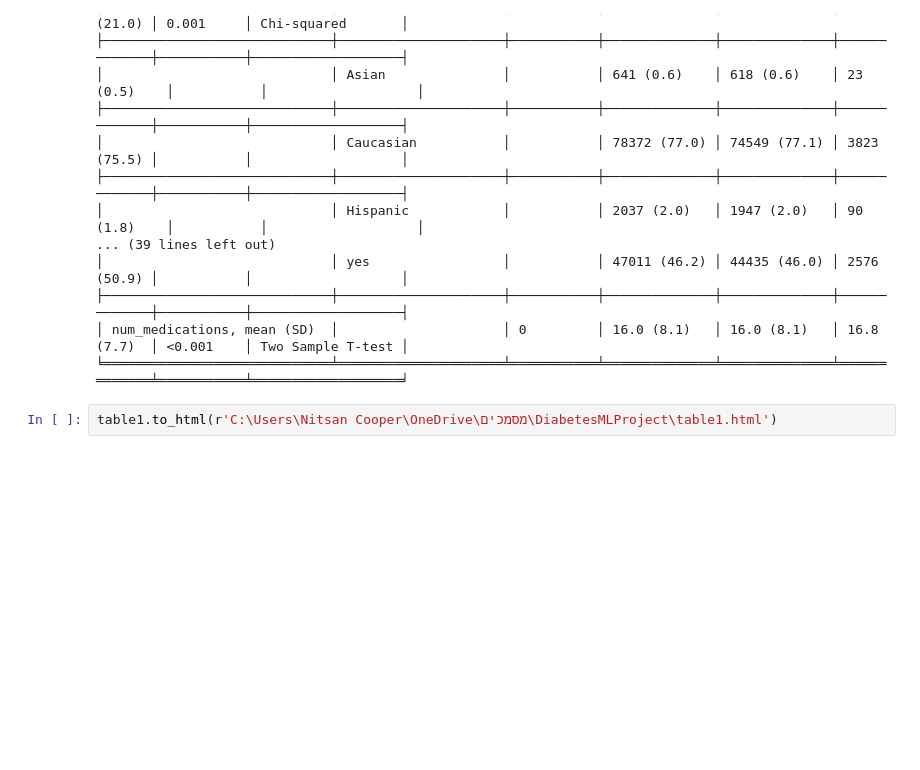
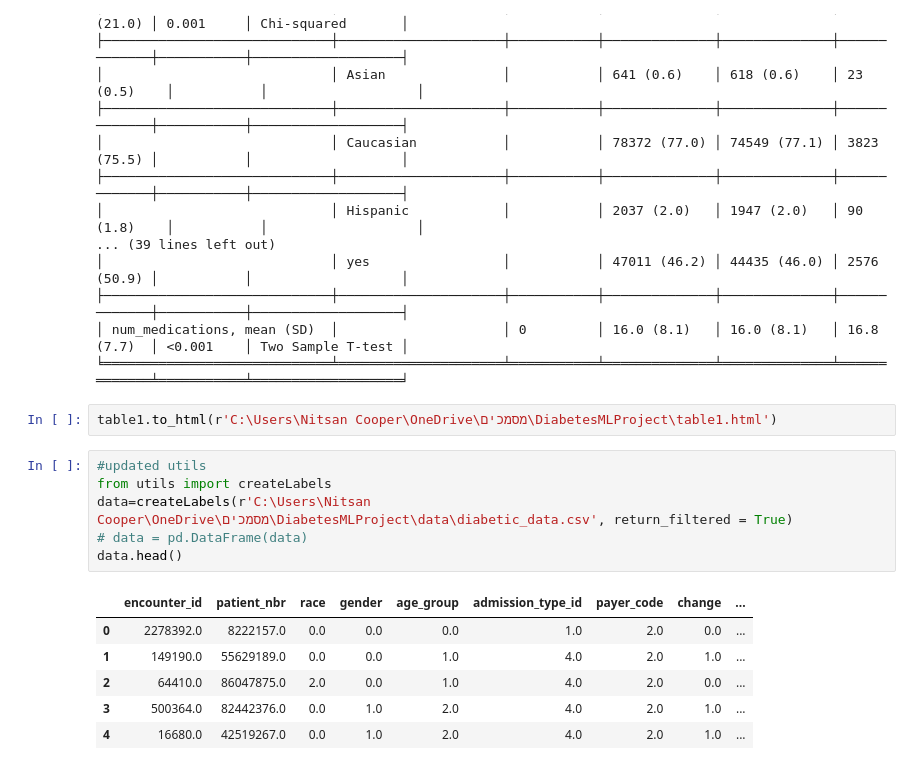
Before and after one commit to tzukpolinsky/DiabetesMLProject, a Jupyter notebook: nitsan_notebook.ipynb, the cells around one changed output. Drawn from its saved outputs; the diff is of its cells as text; blank space fills up the shorter version.

```diff
--- a/nitsan_notebook.ipynb
+++ b/nitsan_notebook.ipynb
@@ -493,3 +221,16 @@ print(table1.tabulate(tablefmt = "fancy_grid"))
 ╘═════════════════════════════╧═════════════════════╧═══════════╧══════════════╧══════════════╧═════════════╧═══════════╧═══════════════════╛
 # %%
 table1.to_html(r'C:\Users\Nitsan Cooper\OneDrive\מסמכים\DiabetesMLProject\table1.html')
+# %%
+#updated utils
+from utils import createLabels
+data=createLabels(r'C:\Users\Nitsan Cooper\OneDrive\מסמכים\DiabetesMLProject\data\diabetic_data.csv', return_filtered = True)
+# data = pd.DataFrame(data)
+data.head()
+# %% [output]
+|  | encounter_id | patient_nbr | race | gender | age_group | admission_type_id | payer_code | change | ... |
+| 0 | 2278392.0 | 8222157.0 | 0.0 | 0.0 | 0.0 | 1.0 | 2.0 | 0.0 | ... |
+| 1 | 149190.0 | 55629189.0 | 0.0 | 0.0 | 1.0 | 4.0 | 2.0 | 1.0 | ... |
+| 2 | 64410.0 | 86047875.0 | 2.0 | 0.0 | 1.0 | 4.0 | 2.0 | 0.0 | ... |
+| 3 | 500364.0 | 82442376.0 | 0.0 | 1.0 | 2.0 | 4.0 | 2.0 | 1.0 | ... |
+| 4 | 16680.0 | 42519267.0 | 0.0 | 1.0 | 2.0 | 4.0 | 2.0 | 1.0 | ... |
```
Also changed, not shown: parts of 24 cells of this notebook, 13 other files.
